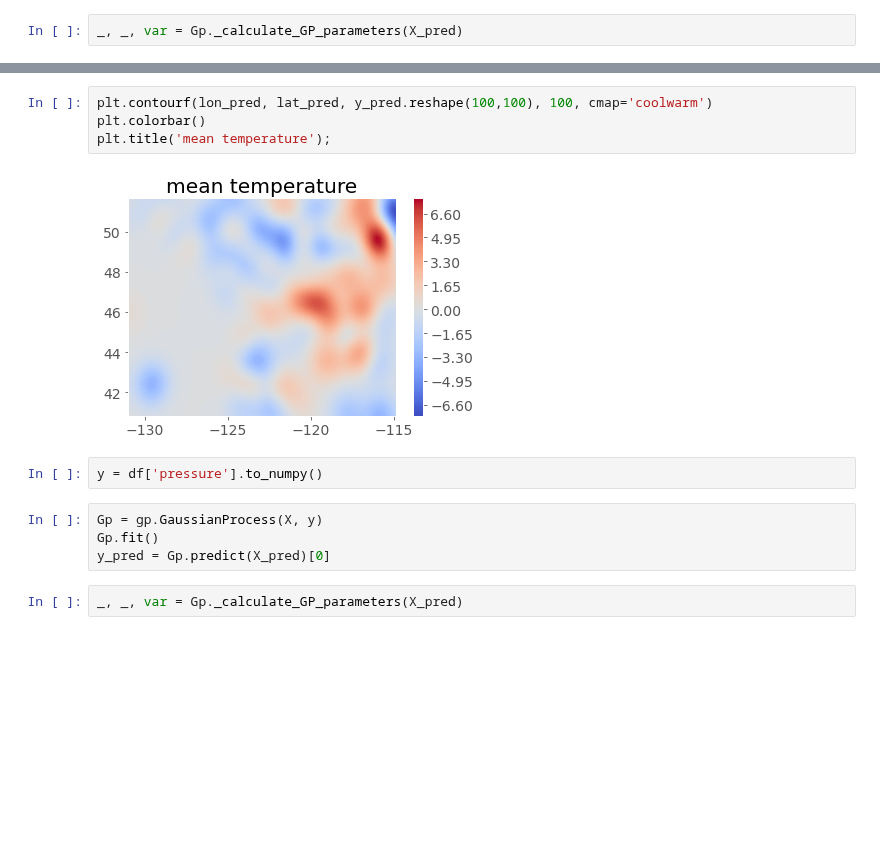
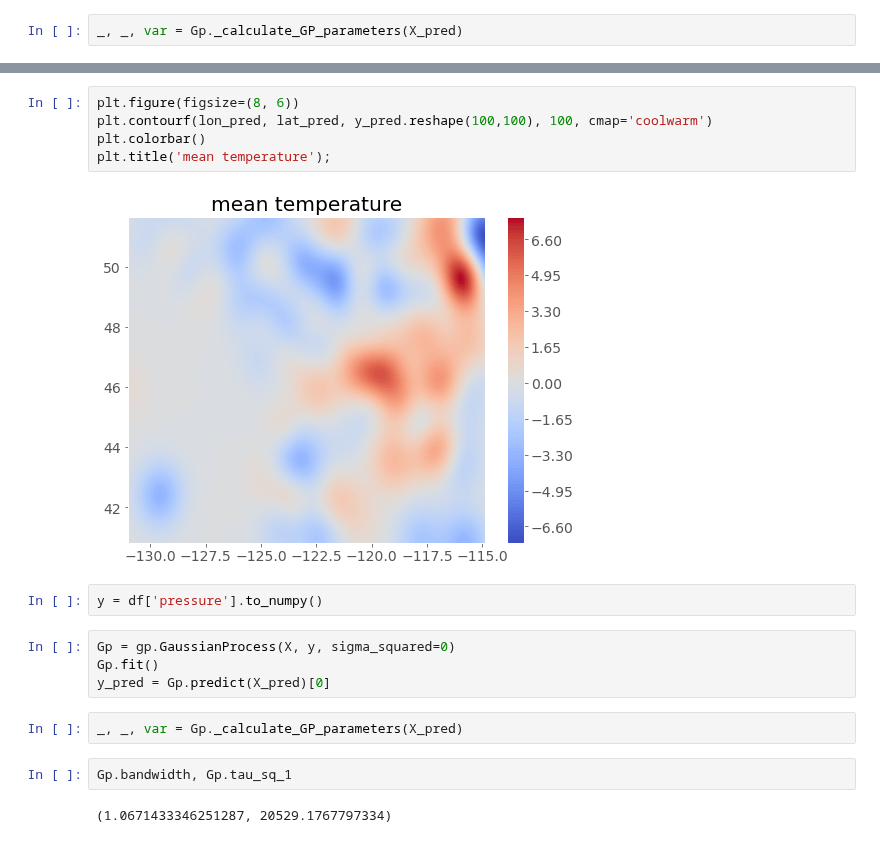
Before and after one commit to JulietteFranque/SDS383D_JF, a Jupyter notebook: exercises-06/notebooks/weather.ipynb, the cells around one changed output, grey strips where cells are left out. Cells and saved outputs as stored; diff of their text form; blank space fills up the shorter version.

```diff
--- a/exercises-06/notebooks/weather.ipynb
+++ b/exercises-06/notebooks/weather.ipynb
@@ -63,15 +69,20 @@ plt.title('var temperature');
 # %%
+plt.figure(figsize=(8, 6))
 plt.contourf(lon_pred, lat_pred, y_pred.reshape(100,100), 100, cmap='coolwarm')
 plt.colorbar()
 plt.title('mean temperature');
 # %% [output]
-[figure, old version]
+[figure, new version]
 # %%
 y = df['pressure'].to_numpy()
 # %%
-Gp = gp.GaussianProcess(X, y)
+Gp = gp.GaussianProcess(X, y, sigma_squared=0)
 Gp.fit()
 y_pred = Gp.predict(X_pred)[0]
 # %%
 _, _, var = Gp._calculate_GP_parameters(X_pred)
+# %%
+Gp.bandwidth, Gp.tau_sq_1
+# %% [output]
+(1.0671433346251287, 20529.1767797334)
 # %%
```
Also changed, not shown: parts of 5 cells of this notebook, 4 other files.
